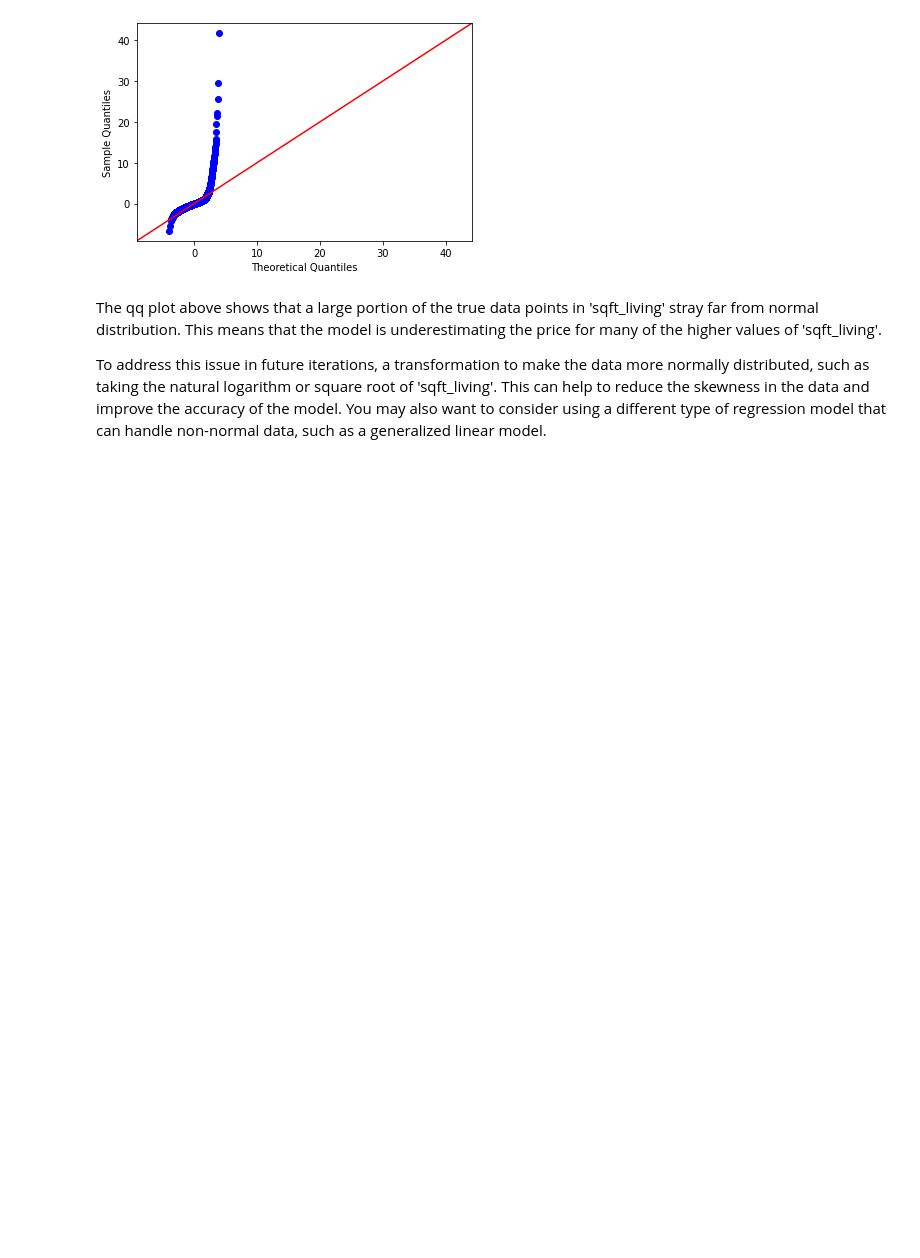
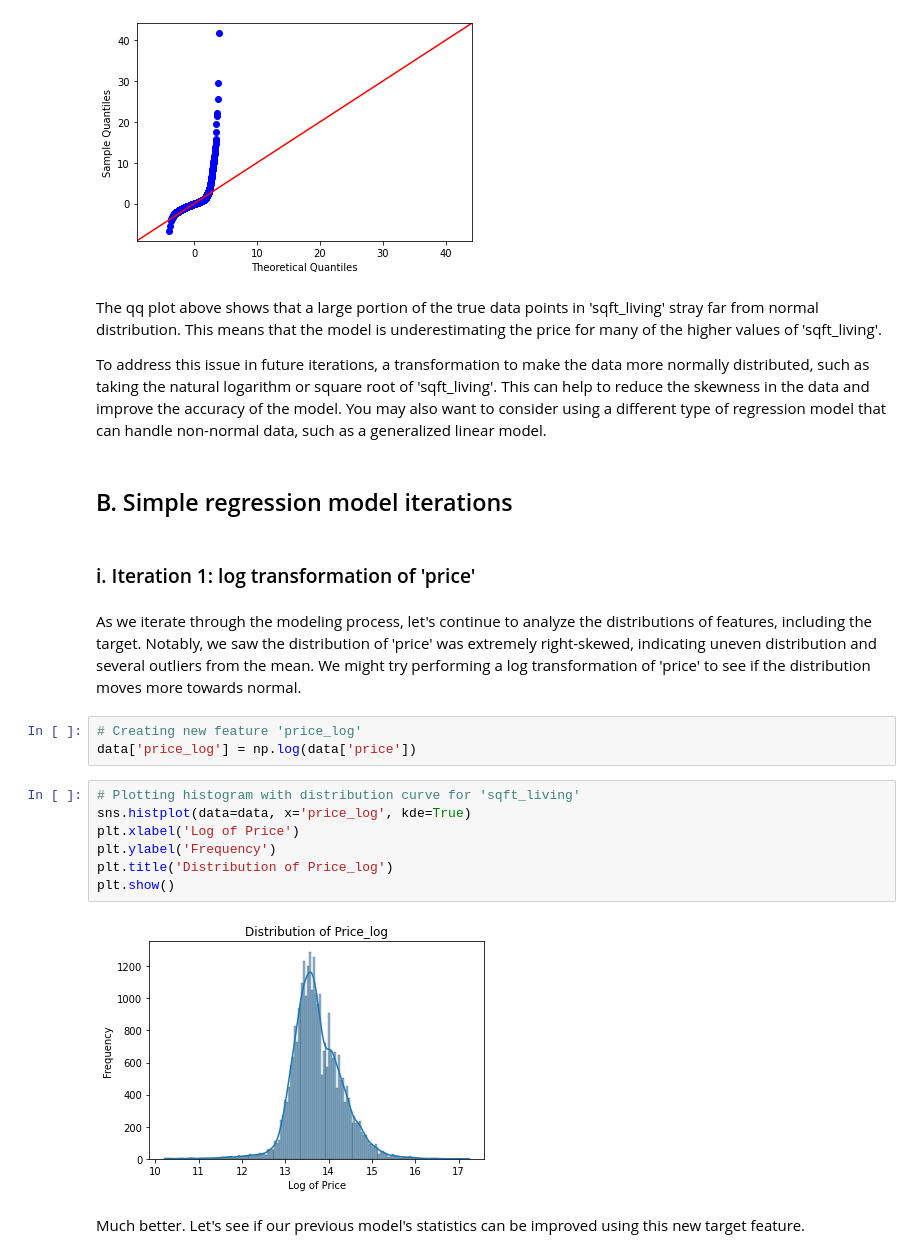
Before and after one commit to madelinebirch/PROJECT_Multiple_Linear_Regression, a Jupyter notebook: Untitled.ipynb, the cells around one changed output. Drawn from its saved outputs; the diff is of its cells as text; blank space fills up the shorter version.

```diff
--- a/Untitled.ipynb
+++ b/Untitled.ipynb
@@ -346,3 +356,23 @@ plt.show()
 The qq plot above shows that a large portion of the true data points in 'sqft_living' stray far from normal distribution. This means that the model is underestimating the price for many of the higher values of 'sqft_living'.
 
 To address this issue in future iterations, a transformation to make the data more normally distributed, such as taking the natural logarithm or square root of 'sqft_living'. This can help to reduce the skewness in the data and improve the accuracy of the model. You may also want to consider using a different type of regression model that can handle non-normal data, such as a generalized linear model.
+# %% [markdown]
+## B. Simple regression model iterations
+# %% [markdown]
+### i. Iteration 1: log transformation of 'price'
+# %% [markdown]
+As we iterate through the modeling process, let's continue to analyze the distributions of features, including the target. Notably, we saw the distribution of 'price' was extremely right-skewed, indicating uneven distribution and several outliers from the mean. We might try performing a log transformation of 'price' to see if the distribution moves more towards normal.
+# %%
+# Creating new feature 'price_log'
+data['price_log'] = np.log(data['price'])
+# %%
+# Plotting histogram with distribution curve for 'sqft_living'
+sns.histplot(data=data, x='price_log', kde=True)
+plt.xlabel('Log of Price')
+plt.ylabel('Frequency')
+plt.title('Distribution of Price_log')
+plt.show()
+# %% [output]
+[figure, added]
+# %% [markdown]
+Much better. Let's see if our previous model's statistics can be improved using this new target feature.
```
Also changed, not shown: parts of 36 cells of this notebook.
